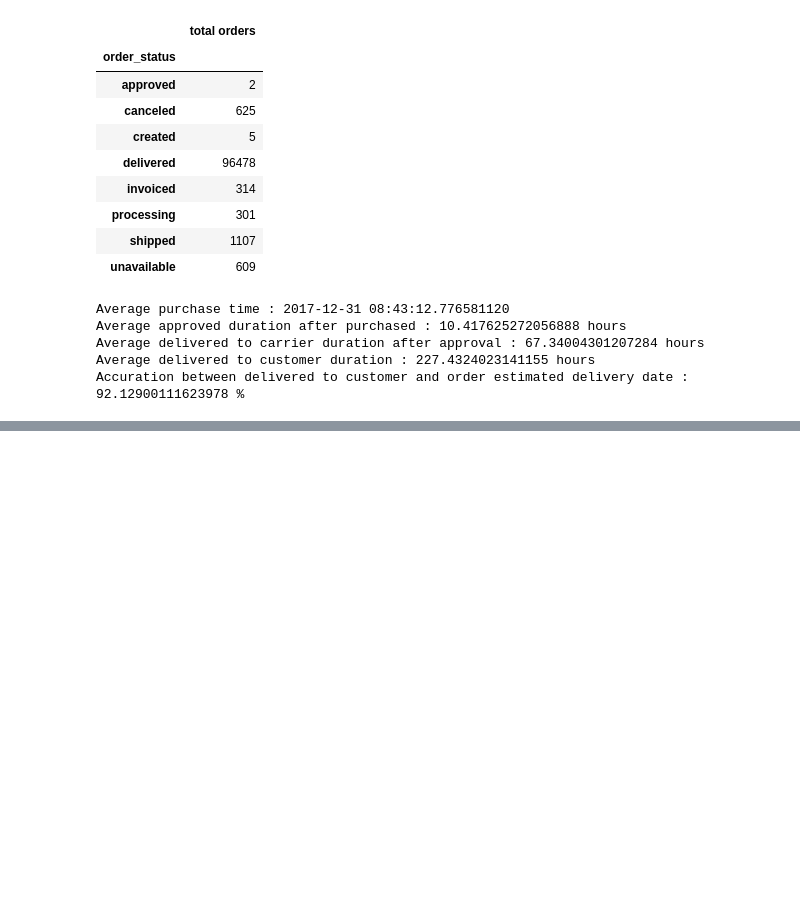
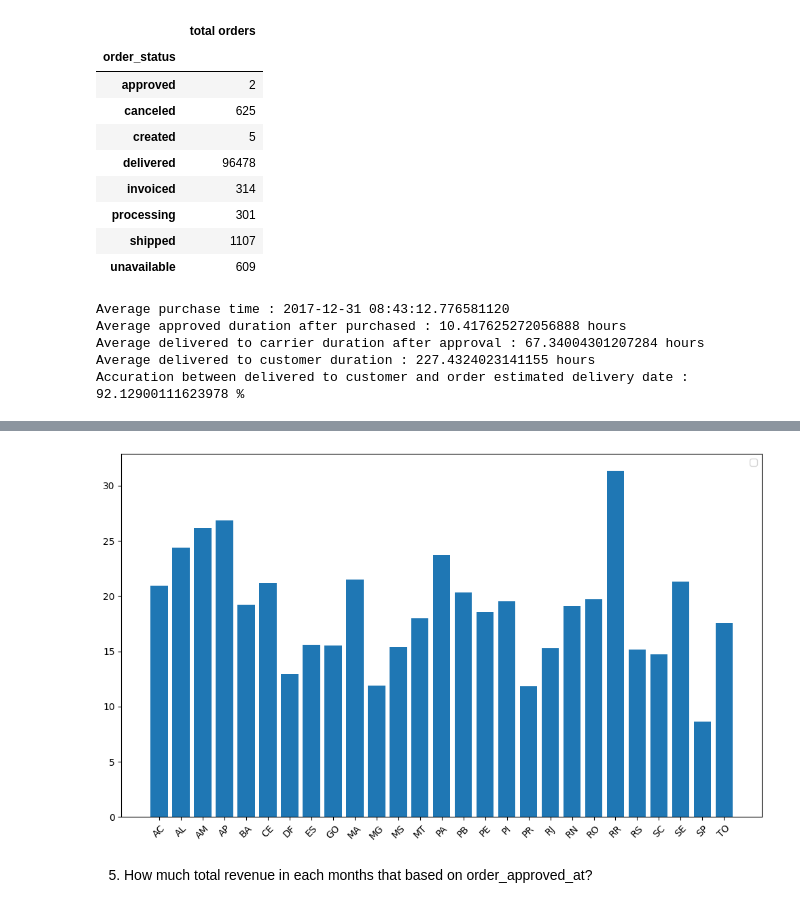
Before and after one commit to nathsteve13/ecommerce-dataset-analysis, a Jupyter notebook: notebook.ipynb, the cells around one changed output, grey strips where cells are left out. Saved outputs shown, nothing was run; the diff lists cells and outputs as text; code cells hidden in the pictures; blank space fills up the shorter version.

```diff
--- a/notebook.ipynb
+++ b/notebook.ipynb
@@ -750,0 +858,9 @@ Accuration between delivered to customer and order estimated delivery date : 92.
+# %%
+df_orders_with_region = pd.merge(df_orders, df_customers[['customer_id', 'customer_state']], on='customer_id')
+df_orders_with_region['delivery_time_days'] = (df_orders_with_region['order_delivered_customer_date'] - df_orders_with_region['order_purchase_timestamp']).dt.days
+
+df_orders_with_region.groupby('customer_state').agg({
+    'delivery_time_days': 'mean'
+}).reset_index().rename(columns={
+    'delivery_time_days': 'average_delivery_time'
+})
@@ -750,0 +885,16 @@ Accuration between delivered to customer and order estimated delivery date : 92.
+# %%
+df_final_orders_with_region = df_orders_with_region.groupby('customer_state').agg({
+    'delivery_time_days': 'mean'
+}).reset_index().rename(columns={
+    'delivery_time_days': 'average_delivery_time'
+}).reset_index()
+
+plt.subplots(figsize=(10, 6))
+plt.bar(x=df_final_orders_with_region["customer_state"], height=df_final_orders_with_region["average_delivery_time"])
+plt.xticks(rotation=45)
+plt.tight_layout()
+plt.show()
+# %% [output]
+[figure, added]
+# %% [markdown]
+5. How much total revenue in each months that based on order_approved_at?
```
Also changed, not shown: parts of 23 cells of this notebook.
